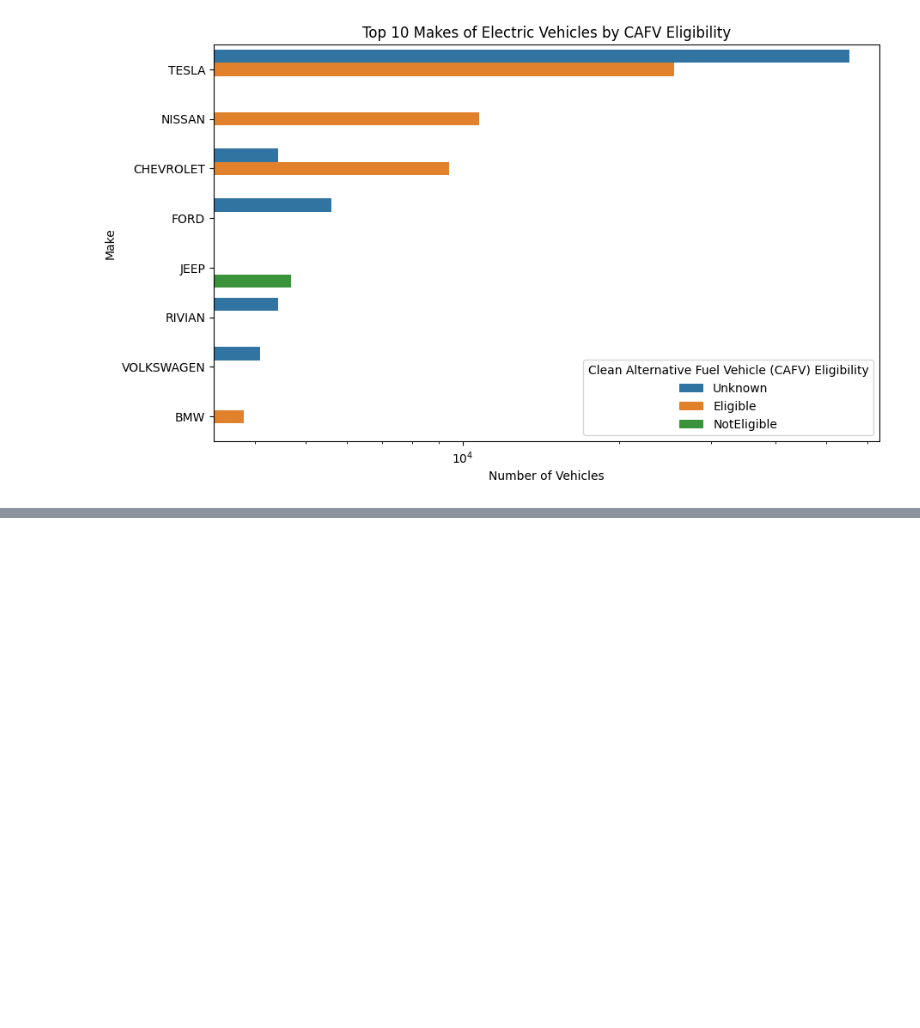
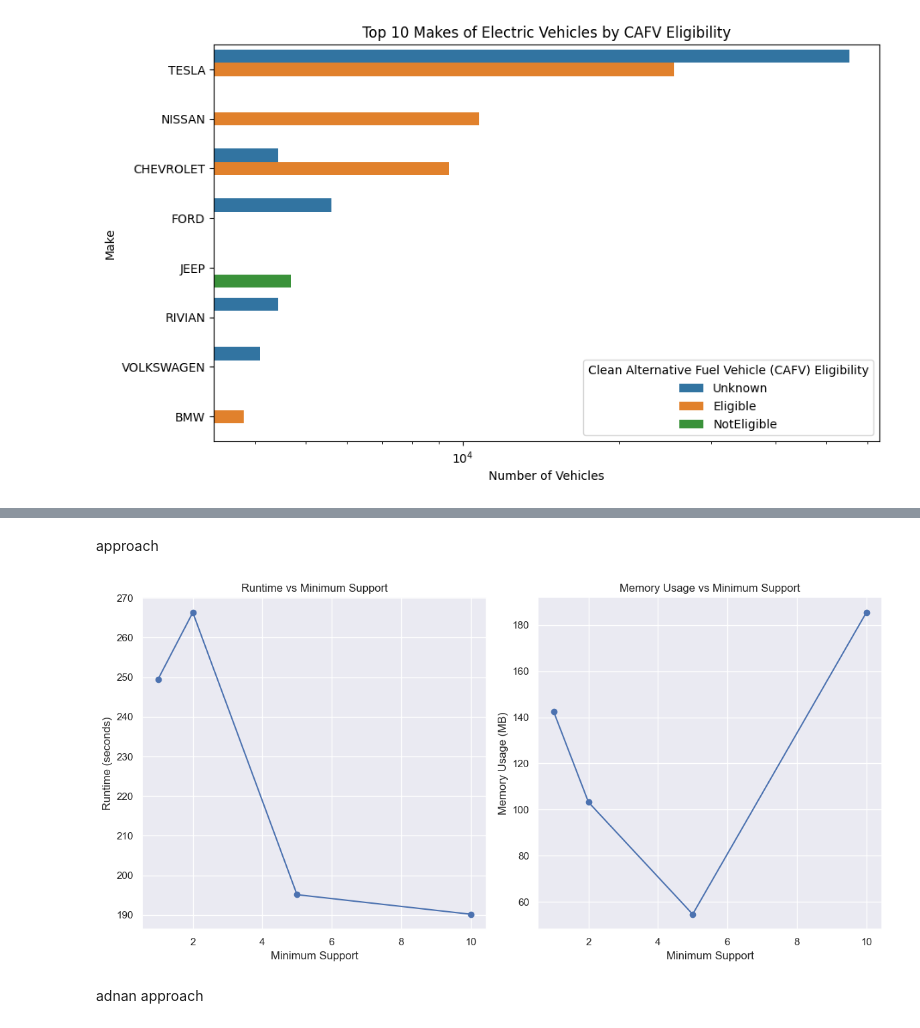
Before and after one commit to arghyawning/data-analytics-1-assignments, a Jupyter notebook: a2/assignment2 51/assignment2 51.ipynb, the cells around one changed output, grey strips where cells are left out. Drawn from its saved outputs; the diff is of its cells as text; code cells hidden in the pictures; blank space fills up the shorter version.

Commit message:
tried three approaches for BUC

```diff
--- a/a2/assignment2 51/assignment2 51.ipynb
+++ b/a2/assignment2 51/assignment2 51.ipynb
@@ -478,0 +554,2 @@ plt.show()
+# %% [markdown]
+approach
@@ -478,0 +562,20 @@ plt.show()
+# %%
+data = extract_data("Electric_Vehicle_Data.csv")
+
+data_reduced = data[
+    [
+        "Make",
+        "Model",
+        "Electric Vehicle Type",
+        "Electric Range",
+        "Base MSRP",
+        "Model Year",
+        "State",
+        "Clean Alternative Fuel Vehicle (CAFV) Eligibility",
+    ]
+]
+
+data_reduced = replace_zeros_with_mean(
+    data_reduced, ["Make", "Model"], "Electric Range"
+)
+data_reduced = replace_zeros_with_mean(data_reduced, ["Make", "Model"], "Base MSRP")
@@ -478,0 +629,40 @@ plt.show()
+# %%
+
+# Run BUC and profile runtime/memory usage
+minsup_values = [1, 2, 5, 10]  # Different minimum support thresholds
+runtimes = []
+mem_usages = []
+
+for minsup in minsup_values:
+    start_time = time.time()
+
+    mem_usage = memory_usage((BUC, (data_reduced,), {"minsup": minsup}), interval=0.1)
+    buc = BUC(data_reduced, minsup=minsup)
+    buc.run_buc(data_reduced, 0)
+
+    end_time = time.time()
+
+    runtimes.append(end_time - start_time)
+    mem_usages.append(max(mem_usage))
+
+# Plotting the results
+plt.figure(figsize=(12, 6))
+
+# Plot runtime vs minsup
+plt.subplot(1, 2, 1)
+plt.plot(minsup_values, runtimes, marker='o')
+plt.title('Runtime vs Minimum Support')
+plt.xlabel('Minimum Support')
+plt.ylabel('Runtime (seconds)')
+
+# Plot memory usage vs minsup
+plt.subplot(1, 2, 2)
+plt.plot(minsup_values, mem_usages, marker='o')
+plt.title('Memory Usage vs Minimum Support')
+plt.xlabel('Minimum Support')
+plt.ylabel('Memory Usage (MB)')
+
+plt.tight_layout()
+plt.show()
+# %% [output]
+[figure, added]
@@ -478,0 +672,2 @@ plt.show()
+# %% [markdown]
+adnan approach
```
Also changed, not shown: parts of 14 cells of this notebook, 2 other files.
